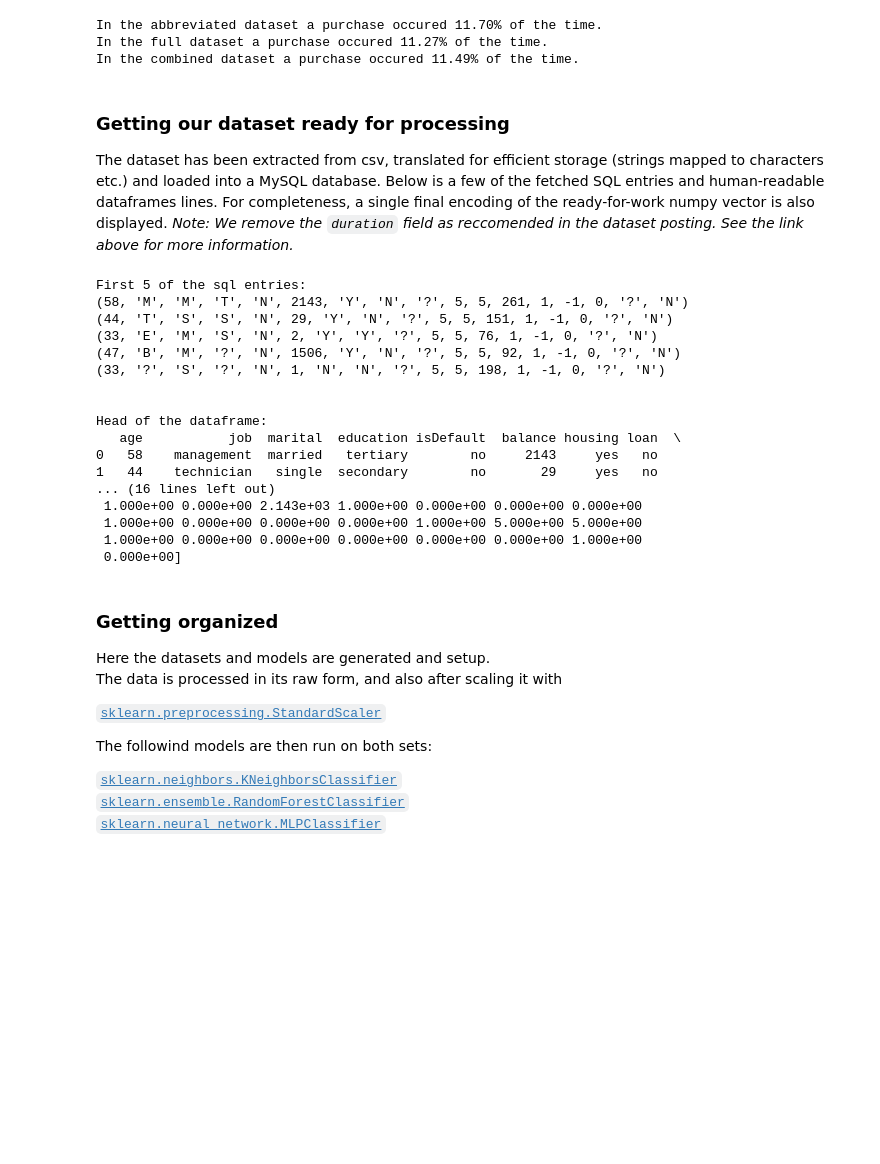
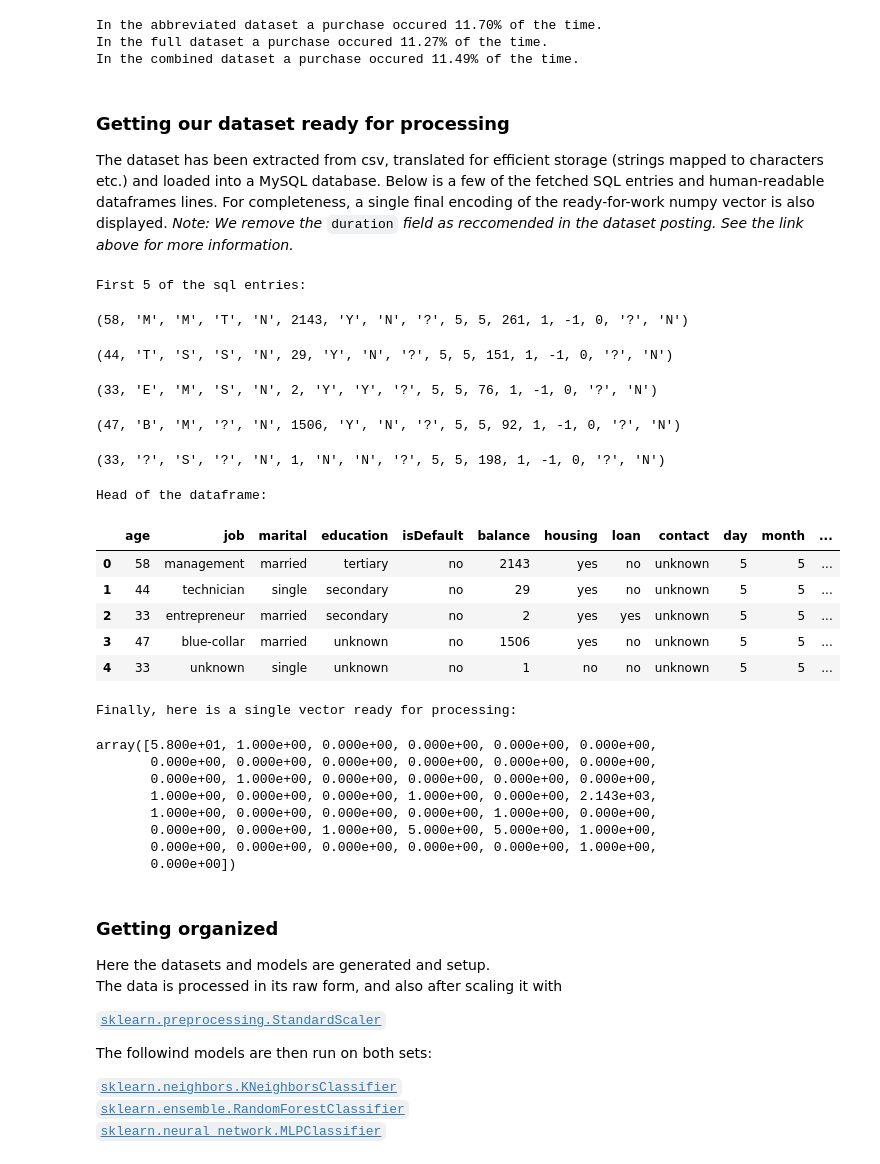
Before and after one commit to jakeypakey/telemarket_data, a Jupyter notebook: data_explore.ipynb, the cells around one changed output. Drawn from its saved outputs; the diff is of its cells as text; code cells hidden in the pictures; blank space fills up the shorter version.

```diff
--- a/data_explore.ipynb
+++ b/data_explore.ipynb
@@ -69,7 +70,7 @@ In the combined dataset a purchase occured 11.49% of the time.
 ### Getting our dataset ready for processing
 The dataset has been extracted from csv, translated for efficient storage (strings mapped to characters etc.) and loaded into a MySQL database.
 Below is a few of the fetched SQL entries and human-readable dataframes lines.  For completeness, a single final encoding of the ready-for-work numpy vector is also displayed.
-*Note: We remove the <code>duration</code> field as reccomended in the dataset posting.  See the link above for more information.*
+*Note: We remove the* <code>duration</code> *field as reccomended in the dataset posting.  See the link above for more information.*
 # %%
 #get data dictionaries for processing
 peopleMap, peopleAdditionalMap = records.getMaps()
@@ -79,58 +80,63 @@ line = records.getEntries('people',0,numPeople)
 
 print('First 5 of the sql entries:')
 for i in range(5):
-    print(line[i])
+    display(line[i])
 
 #translate to human-readable dataframe (similar to original csv)
 df = proc.getDataFrame(line,peopleMap)
 print('\n\nHead of the dataframe:')
-print(df.head())
+display(df.head())
 
 #see validate for more details, basically ensures all categories accounted for properly
 proc.validate(df,peopleMap)
 vec = proc.getOneHot(df,peopleMap,False)
 
 #duration is not known until outcome is known
 #see dataset documentation for more info
 vec = vec.drop('duration',axis=1)
 dataOneHot = vec.to_numpy(dtype=np.float64)
 
 print('\n\nFinally, here is a single vector ready for processing:')
-print(dataOneHot[0])
+display(dataOneHot[0])
 
 
 #do the same as above for tha additional dataset
 lineA = records.getEntries('people_additional',0,numPeopleA)
 dfa = proc.getDataFrame(lineA,peopleAdditionalMap)
 proc.validate(dfa,peopleAdditionalMap)
 vecA = proc.getOneHot(dfa,peopleAdditionalMap,False)
 vecA = vecA.drop('duration',axis=1)
 dataOneHotA = vecA.to_numpy(dtype=np.float64)
 
 #get column labels
 colTitles = vec.columns
 colTitlesA = vecA.columns
 
 #rand generator
 randomGenr = np.random.default_rng()
 # %% [output]
 First 5 of the sql entries:
-(58, 'M', 'M', 'T', 'N', 2143, 'Y', 'N', '?', 5, 5, 261, 1, -1, 0, '?', 'N')
-(44, 'T', 'S', 'S', 'N', 29, 'Y', 'N', '?', 5, 5, 151, 1, -1, 0, '?', 'N')
-(33, 'E', 'M', 'S', 'N', 2, 'Y', 'Y', '?', 5, 5, 76, 1, -1, 0, '?', 'N')
-(47, 'B', 'M', '?', 'N', 1506, 'Y', 'N', '?', 5, 5, 92, 1, -1, 0, '?', 'N')
-(33, '?', 'S', '?', 'N', 1, 'N', 'N', '?', 5, 5, 198, 1, -1, 0, '?', 'N')
-
-
-Head of the dataframe:
-   age           job  marital  education isDefault  balance housing loan  \
-0   58    management  married   tertiary        no     2143     yes   no
-1   44    technician   single  secondary        no       29     yes   no
-... (16 lines left out)
- 1.000e+00 0.000e+00 2.143e+03 1.000e+00 0.000e+00 0.000e+00 0.000e+00
- 1.000e+00 0.000e+00 0.000e+00 0.000e+00 1.000e+00 5.000e+00 5.000e+00
- 1.000e+00 0.000e+00 0.000e+00 0.000e+00 0.000e+00 0.000e+00 1.000e+00
- 0.000e+00]
+(58, 'M', 'M', 'T', 'N', 2143, 'Y', 'N', '?', 5, 5, 261, 1, -1, 0, '?', 'N')
+(44, 'T', 'S', 'S', 'N', 29, 'Y', 'N', '?', 5, 5, 151, 1, -1, 0, '?', 'N')
+(33, 'E', 'M', 'S', 'N', 2, 'Y', 'Y', '?', 5, 5, 76, 1, -1, 0, '?', 'N')
+(47, 'B', 'M', '?', 'N', 1506, 'Y', 'N', '?', 5, 5, 92, 1, -1, 0, '?', 'N')
+(33, '?', 'S', '?', 'N', 1, 'N', 'N', '?', 5, 5, 198, 1, -1, 0, '?', 'N')
+Head of the dataframe:
+|  | age | job | marital | education | isDefault | balance | housing | loan | contact | day | month | ... |
+| 0 | 58 | management | married | tertiary | no | 2143 | yes | no | unknown | 5 | 5 | ... |
+| 1 | 44 | technician | single | secondary | no | 29 | yes | no | unknown | 5 | 5 | ... |
+| 2 | 33 | entrepreneur | married | secondary | no | 2 | yes | yes | unknown | 5 | 5 | ... |
+| 3 | 47 | blue-collar | married | unknown | no | 1506 | yes | no | unknown | 5 | 5 | ... |
+| 4 | 33 | unknown | single | unknown | no | 1 | no | no | unknown | 5 | 5 | ... |
+Finally, here is a single vector ready for processing:
+array([5.800e+01, 1.000e+00, 0.000e+00, 0.000e+00, 0.000e+00, 0.000e+00,
+       0.000e+00, 0.000e+00, 0.000e+00, 0.000e+00, 0.000e+00, 0.000e+00,
+       0.000e+00, 1.000e+00, 0.000e+00, 0.000e+00, 0.000e+00, 0.000e+00,
+       1.000e+00, 0.000e+00, 0.000e+00, 1.000e+00, 0.000e+00, 2.143e+03,
+       1.000e+00, 0.000e+00, 0.000e+00, 0.000e+00, 1.000e+00, 0.000e+00,
+       0.000e+00, 0.000e+00, 1.000e+00, 5.000e+00, 5.000e+00, 1.000e+00,
+       0.000e+00, 0.000e+00, 0.000e+00, 0.000e+00, 0.000e+00, 1.000e+00,
+       0.000e+00])
 # %% [markdown]
 ### Getting organized
 
```
Also changed, not shown: parts of 12 cells of this notebook.
